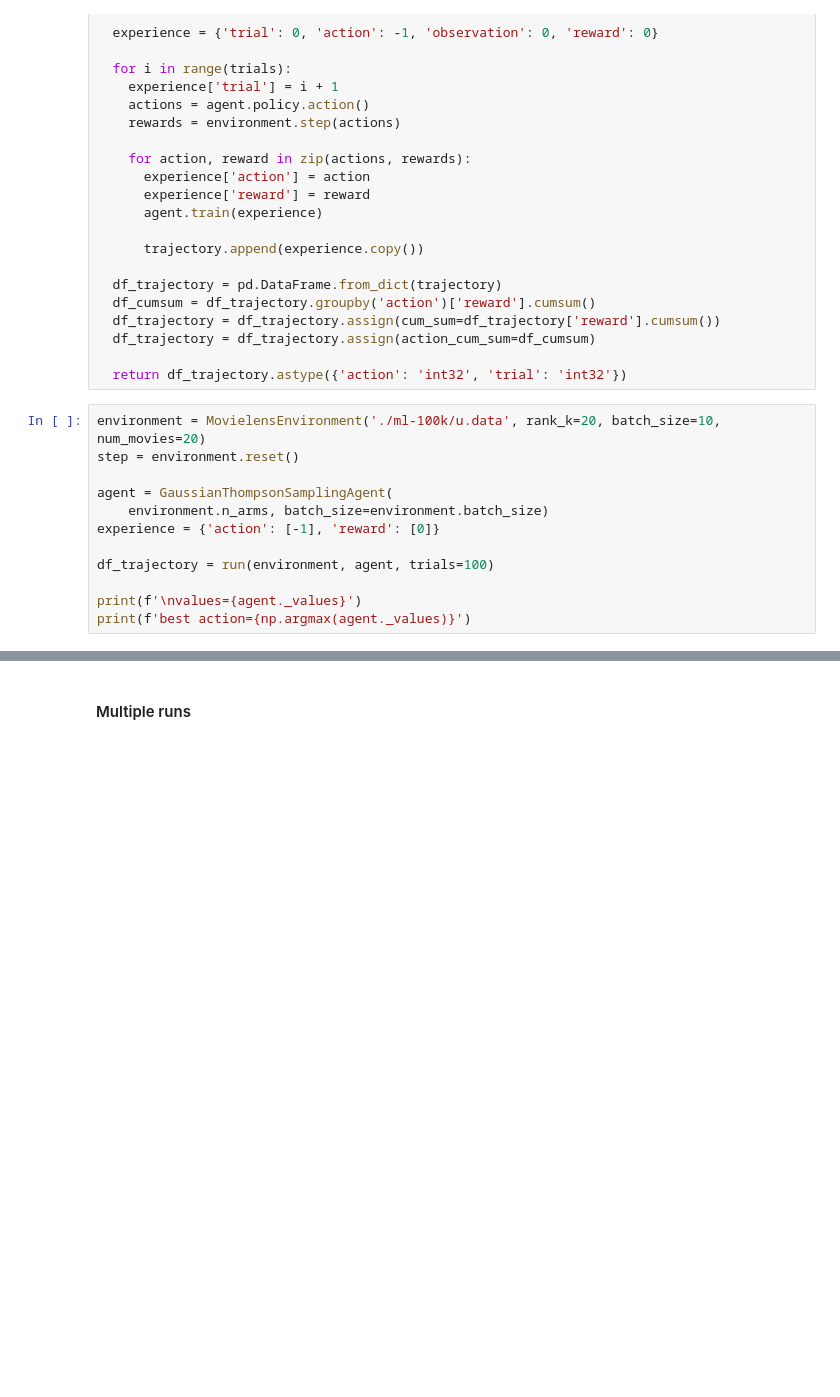
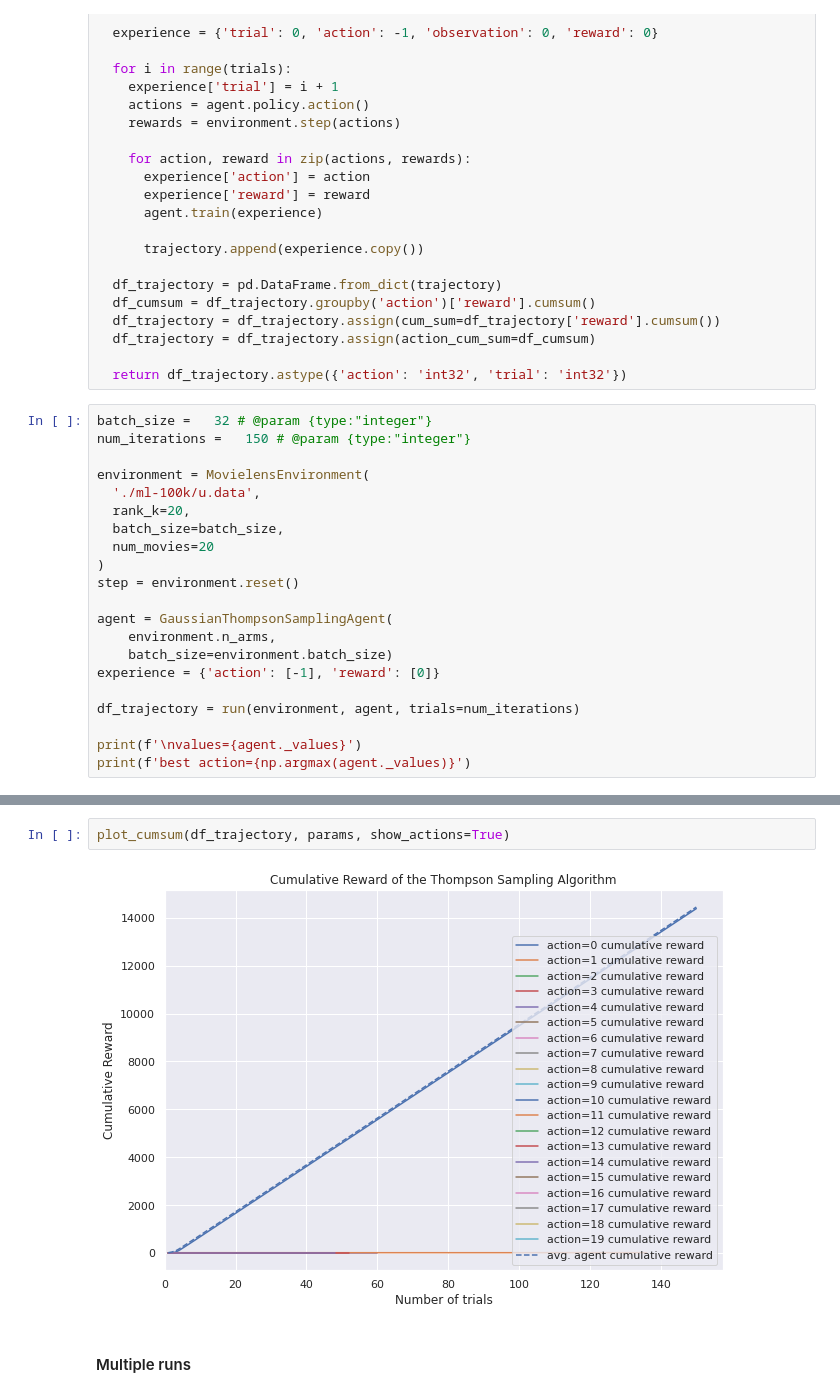
Before and after one commit to pstanisl/mlprague-2021, a Jupyter notebook: MAB_movielens_thompson.ipynb, the cells around one changed output, grey strips where cells are left out. Drawn from its saved outputs; the diff is of its cells as text; blank space fills up the shorter version.

```diff
--- a/MAB_movielens_thompson.ipynb
+++ b/MAB_movielens_thompson.ipynb
@@ -299,14 +306,23 @@ def run(environment: object, agent: object, trials=100):
 
   return df_trajectory.astype({'action': 'int32', 'trial': 'int32'})
 # %%
-environment = MovielensEnvironment('./ml-100k/u.data', rank_k=20, batch_size=10, num_movies=20)
+batch_size =   32 # @param {type:"integer"}
+num_iterations =   150 # @param {type:"integer"}
+
+environment = MovielensEnvironment(
+  './ml-100k/u.data',
+  rank_k=20,
+  batch_size=batch_size,
+  num_movies=20
+)
 step = environment.reset()
 
 agent = GaussianThompsonSamplingAgent(
-    environment.n_arms, batch_size=environment.batch_size)
+    environment.n_arms,
+    batch_size=environment.batch_size)
 experience = {'action': [-1], 'reward': [0]}
 
-df_trajectory = run(environment, agent, trials=100)
+df_trajectory = run(environment, agent, trials=num_iterations)
 
 print(f'\nvalues={agent._values}')
 print(f'best action={np.argmax(agent._values)}')
@@ -327,3 +345,7 @@ plot_cumsum(df_trajectory, show_actions=True)
+# %%
+plot_cumsum(df_trajectory, params, show_actions=True)
+# %% [output]
+[figure, added]
 # %% [markdown]
 #### Multiple runs
 # %%
```
Also changed, not shown: parts of 18 cells of this notebook.
